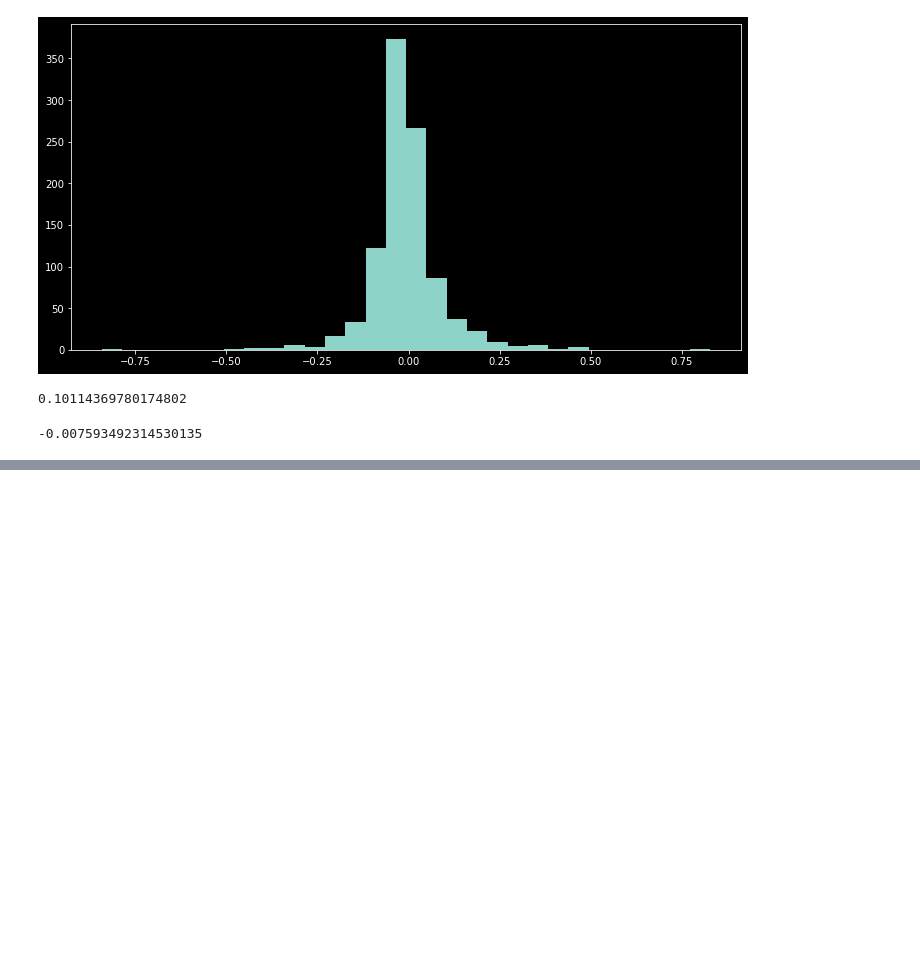
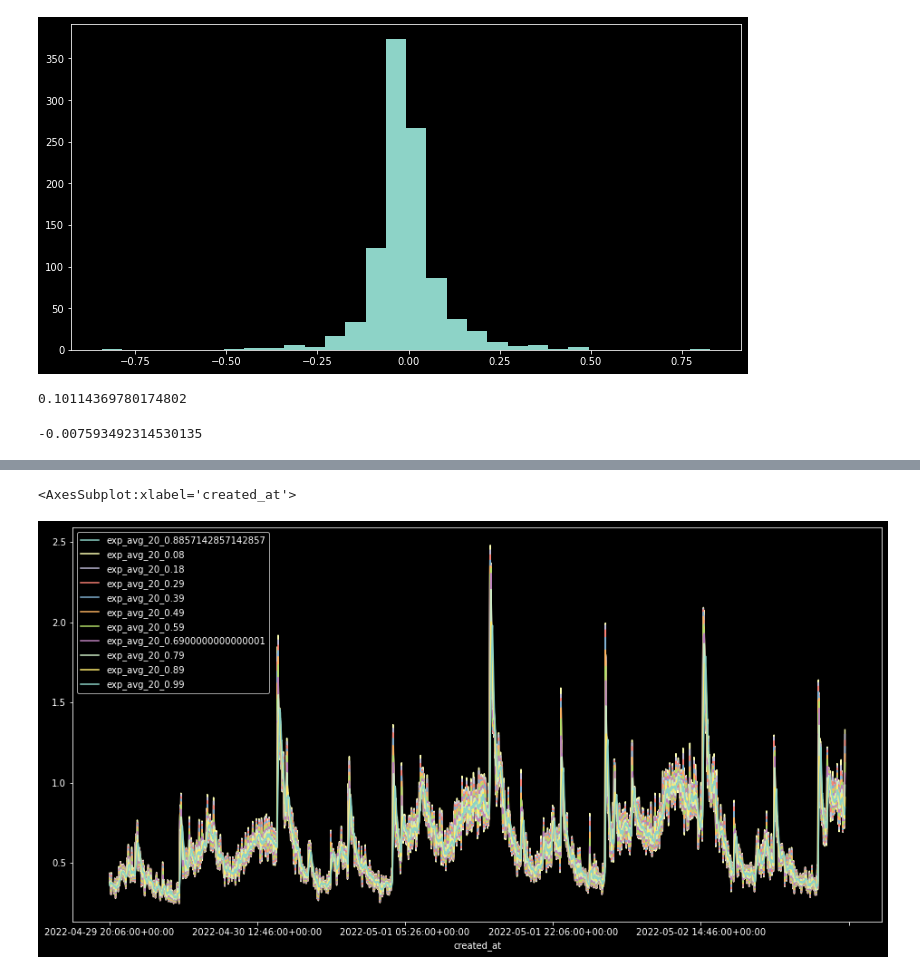
Before and after one commit to dtersegno/capstone, a Jupyter notebook: model/2_simple_nn.ipynb, the cells around one changed output, grey strips where cells are left out. Cells and saved outputs as stored; diff of their text form; code cells hidden in the pictures; blank space fills up the shorter version.

```diff
--- a/model/2_simple_nn.ipynb
+++ b/model/2_simple_nn.ipynb
@@ -275,0 +341,23 @@ The mean is well within the std.
+# %%
+#create exponentially decaying average. The first is weighted fully, successive numbers are limited.
+#the decay constant is multiplied a number of times --- it could be converted to exp(~), but that's not necessary.
+
+# with decay_constant -> 0, this approaches the latest value.
+# with decay_constant -> 1, this approaches the rolling average..
+# as decay constant increases from 1, it weighs older values more than newer ones.
+def exponentially_decaying_average(list_of_numbers, decay_constant):
+    list_of_numbers_copy = list(list_of_numbers)
+    listlen = len(list_of_numbers)
+    total_weight = np.sum([
+        decay_constant**index
+        for index in range(listlen)
+    ])
+    new_list = [
+        list_of_numbers_copy[index]*(decay_constant**index)
+        for index in range(listlen)
+    ]
+    this_average = np.sum(new_list)/total_weight
+    return this_average
+# %%
+lag_cols = range(1,21)
+exponentially_decaying_average(tweet_rate_df[lag_cols].iloc[0], 1)
@@ -275,0 +377,7 @@ The mean is well within the std.
+# %%
+#which exponentially decaying average is best?
+num_exp_cols = 101
+
+#make a few
+for decay_constant in np.linspace(0, 1, num_exp_cols):
+    tweet_rate_df['exp_avg_20_' + str(decay_constant)] = tweet_rate_df[lag_cols].apply(lambda row: exponentially_decaying_average(row[lag_cols], decay_constant), axis = 1)
@@ -275,0 +401,5 @@ The mean is well within the std.
+# %%
+tweet_rate_df[tweet_rate_df.columns[-num_exp_cols::10]].plot(figsize = (16,8))
+# %% [output]
+<AxesSubplot:xlabel='created_at'>
+[figure, added]
```
Also changed, not shown: parts of 24 cells of this notebook.
